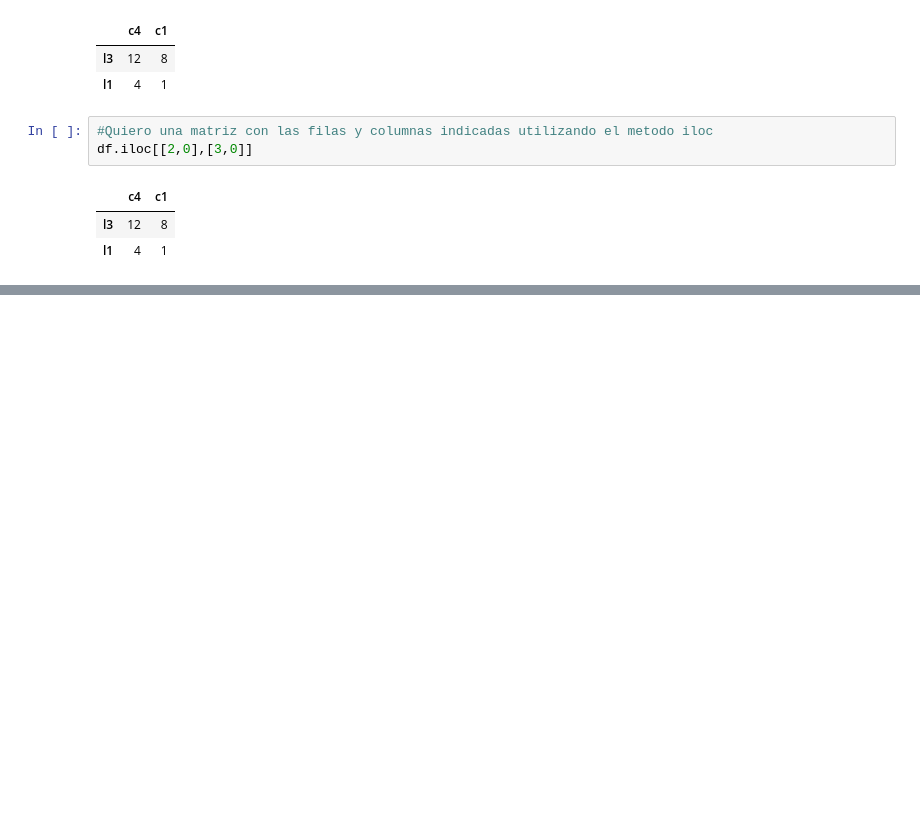
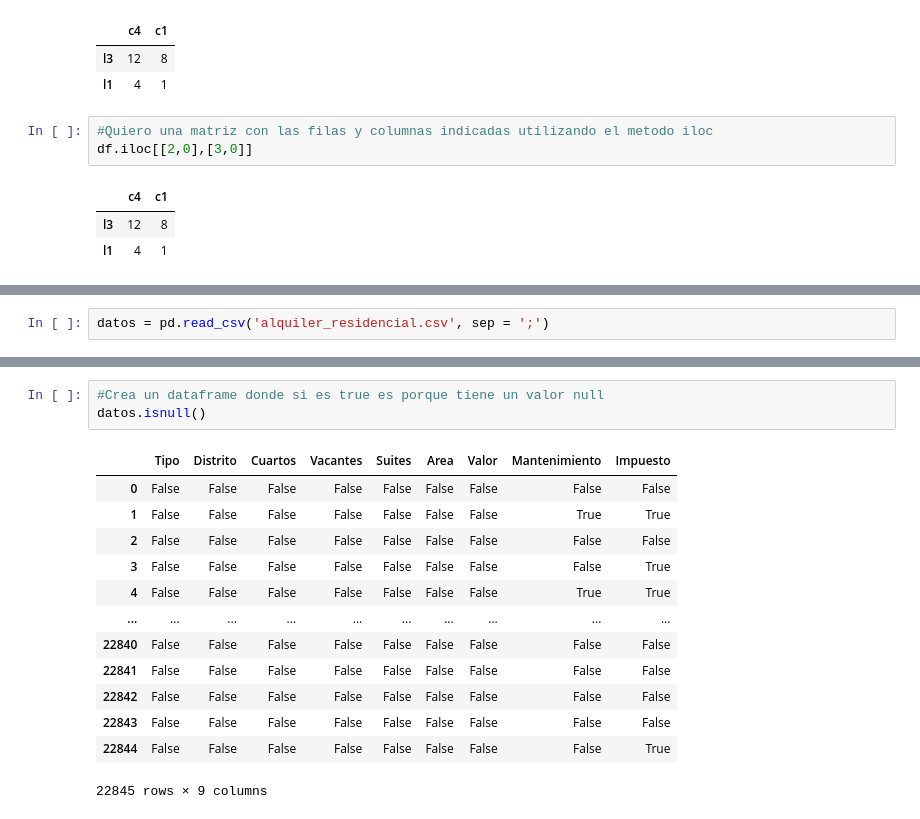
Before and after one commit to exequiel-farias/pandas-avanzado, a Jupyter notebook: PandasAvanzado.ipynb, the cells around one changed output, grey strips where cells are left out. Cells and saved outputs as stored; diff of their text form; blank space fills up the shorter version.

Commit message:
Tratando los datos faltantes

```diff
--- a/PandasAvanzado.ipynb
+++ b/PandasAvanzado.ipynb
@@ -1077,0 +1081,2 @@ df.iloc[[2,0],[3,0]]
+# %%
+datos = pd.read_csv('alquiler_residencial.csv', sep = ';')
@@ -1077,0 +1097,17 @@ df.iloc[[2,0],[3,0]]
+# %%
+#Crea un dataframe donde si es true es porque tiene un valor null
+datos.isnull()
+# %% [output]
+|  | Tipo | Distrito | Cuartos | Vacantes | Suites | Area | Valor | Mantenimiento | Impuesto |
+| 0 | False | False | False | False | False | False | False | False | False |
+| 1 | False | False | False | False | False | False | False | True | True |
+| 2 | False | False | False | False | False | False | False | False | False |
+| 3 | False | False | False | False | False | False | False | False | True |
+| 4 | False | False | False | False | False | False | False | True | True |
+| ... | ... | ... | ... | ... | ... | ... | ... | ... | ... |
+| 22840 | False | False | False | False | False | False | False | False | False |
+| 22841 | False | False | False | False | False | False | False | False | False |
+| 22842 | False | False | False | False | False | False | False | False | False |
+| 22843 | False | False | False | False | False | False | False | False | False |
+| 22844 | False | False | False | False | False | False | False | False | True |
+22845 rows × 9 columns
```
Also changed, not shown: parts of 19 cells of this notebook.
